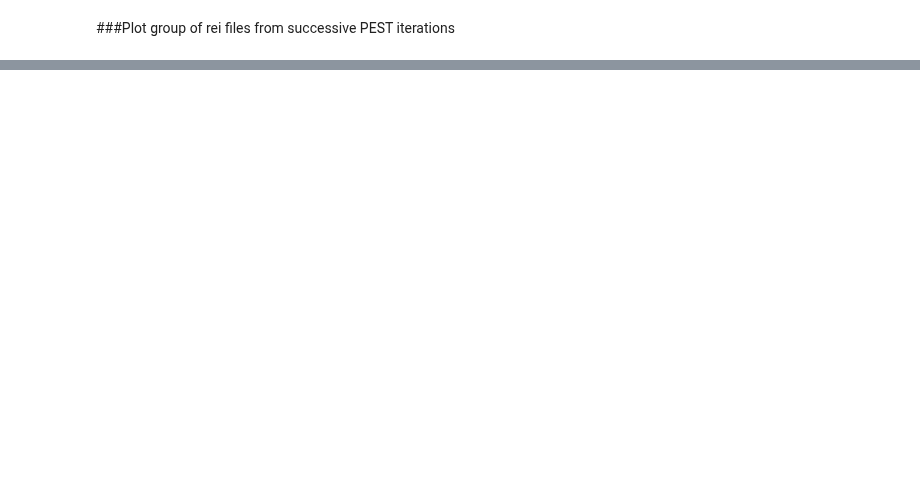
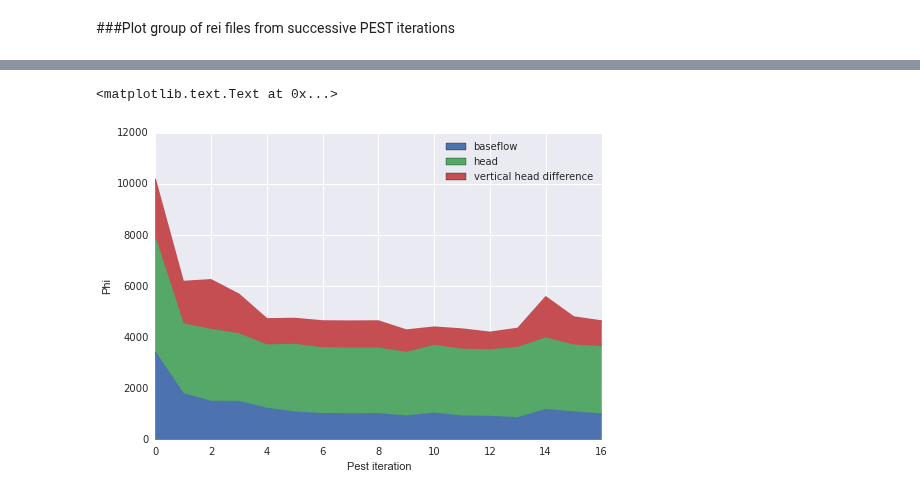
Before and after one commit to PESTools/pestools, a Jupyter notebook: examples/Rei.ipynb, the cells around one changed output, grey strips where cells are left out. Drawn from its saved outputs; the diff is of its cells as text; code cells hidden in the pictures; blank space fills up the shorter version.

```diff
--- a/examples/Rei.ipynb
+++ b/examples/Rei.ipynb
@@ -2,0 +160,6 @@
+# %%
+ax = rei.phi_by_type.plot(kind='area')
+ax.set_ylabel("Phi")
+# %% [output]
+<matplotlib.text.Text at 0x...>
+[figure, added]
```
Also changed, not shown: parts of 12 cells of this notebook, 3 other files.
